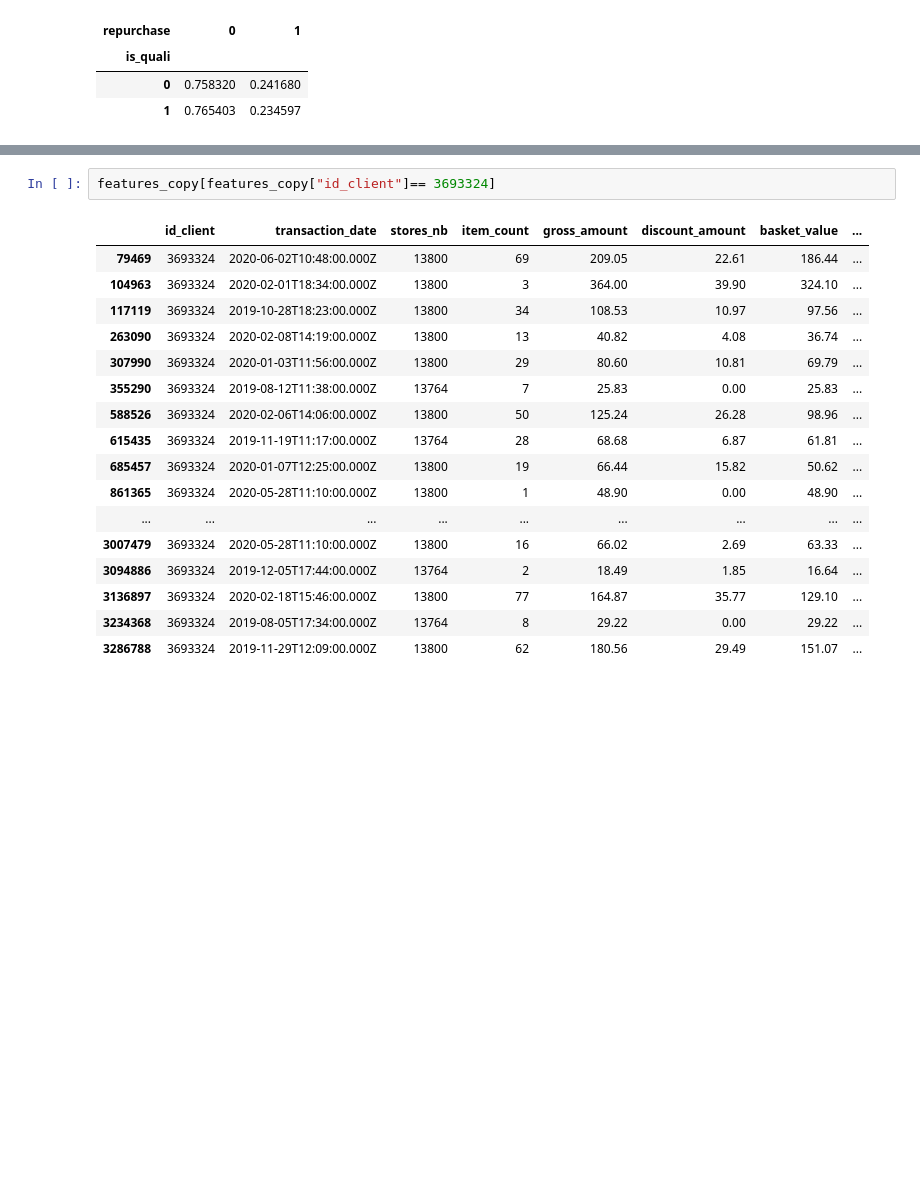
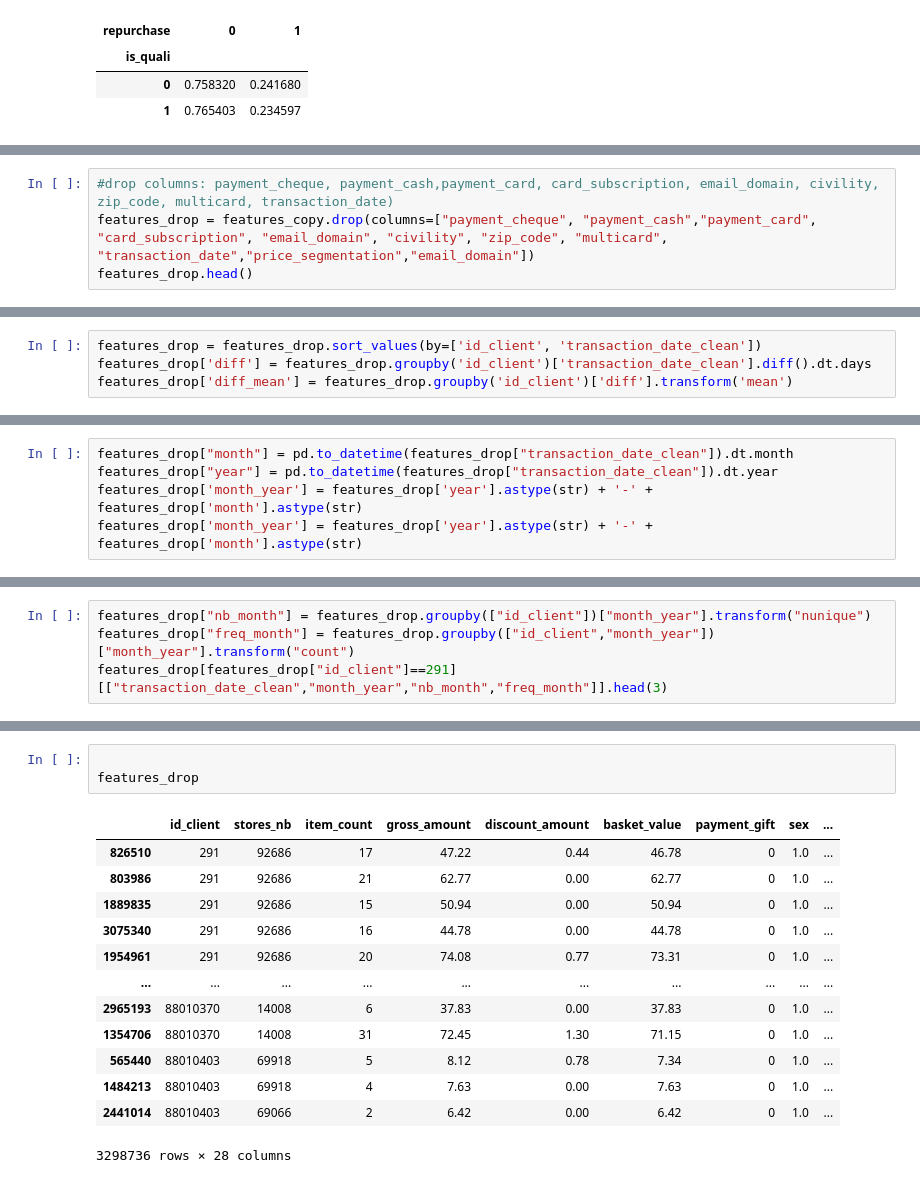
Before and after one commit to lucasmtse/CUSTOMER-CHURN-PREDICTION, a Jupyter notebook: Notebook.ipynb, the cells around one changed output, grey strips where cells are left out. Drawn from its saved outputs; the diff is of its cells as text; blank space fills up the shorter version.

Commit message:
Final Notebook for Data Cleaning and engenering (no presentation yet)

```diff
--- a/Notebook.ipynb
+++ b/Notebook.ipynb
@@ -162,0 +151,4 @@ features_copy.tail(10)
+# %%
+#drop columns: payment_cheque, payment_cash,payment_card, card_subscription, email_domain, civility, zip_code, multicard, transaction_date)
+features_drop = features_copy.drop(columns=["payment_cheque", "payment_cash","payment_card", "card_subscription", "email_domain", "civility", "zip_code", "multicard", "transaction_date","price_segmentation","email_domain"])
+features_drop.head()
@@ -162,0 +164,4 @@ features_copy.tail(10)
+# %%
+features_drop = features_drop.sort_values(by=['id_client', 'transaction_date_clean'])
+features_drop['diff'] = features_drop.groupby('id_client')['transaction_date_clean'].diff().dt.days
+features_drop['diff_mean'] = features_drop.groupby('id_client')['diff'].transform('mean')
@@ -162,0 +180,5 @@ features_copy.tail(10)
+# %%
+features_drop["month"] = pd.to_datetime(features_drop["transaction_date_clean"]).dt.month
+features_drop["year"] = pd.to_datetime(features_drop["transaction_date_clean"]).dt.year
+features_drop['month_year'] = features_drop['year'].astype(str) + '-' + features_drop['month'].astype(str)
+features_drop['month_year'] = features_drop['year'].astype(str) + '-' + features_drop['month'].astype(str)
@@ -162,0 +187,4 @@ features_copy.tail(10)
+# %%
+features_drop["nb_month"] = features_drop.groupby(["id_client"])["month_year"].transform("nunique")
+features_drop["freq_month"] = features_drop.groupby(["id_client","month_year"])["month_year"].transform("count")
+features_drop[features_drop["id_client"]==291][["transaction_date_clean","month_year","nb_month","freq_month"]].head(3)
@@ -163,20 +253,17 @@ features_copy.tail(10)
 # %%
-features_copy[features_copy["id_client"]== 3693324]
+
+features_drop
 # %% [output]
-|  | id_client | transaction_date | stores_nb | item_count | gross_amount | discount_amount | basket_value | ... |
-| 79469 | 3693324 | 2020-06-02T10:48:00.000Z | 13800 | 69 | 209.05 | 22.61 | 186.44 | ... |
-| 104963 | 3693324 | 2020-02-01T18:34:00.000Z | 13800 | 3 | 364.00 | 39.90 | 324.10 | ... |
-| 117119 | 3693324 | 2019-10-28T18:23:00.000Z | 13800 | 34 | 108.53 | 10.97 | 97.56 | ... |
-| 263090 | 3693324 | 2020-02-08T14:19:00.000Z | 13800 | 13 | 40.82 | 4.08 | 36.74 | ... |
-| 307990 | 3693324 | 2020-01-03T11:56:00.000Z | 13800 | 29 | 80.60 | 10.81 | 69.79 | ... |
-| 355290 | 3693324 | 2019-08-12T11:38:00.000Z | 13764 | 7 | 25.83 | 0.00 | 25.83 | ... |
-| 588526 | 3693324 | 2020-02-06T14:06:00.000Z | 13800 | 50 | 125.24 | 26.28 | 98.96 | ... |
-| 615435 | 3693324 | 2019-11-19T11:17:00.000Z | 13764 | 28 | 68.68 | 6.87 | 61.81 | ... |
-| 685457 | 3693324 | 2020-01-07T12:25:00.000Z | 13800 | 19 | 66.44 | 15.82 | 50.62 | ... |
-| 861365 | 3693324 | 2020-05-28T11:10:00.000Z | 13800 | 1 | 48.90 | 0.00 | 48.90 | ... |
-| ... | ... | ... | ... | ... | ... | ... | ... | ... |
-| 3007479 | 3693324 | 2020-05-28T11:10:00.000Z | 13800 | 16 | 66.02 | 2.69 | 63.33 | ... |
-| 3094886 | 3693324 | 2019-12-05T17:44:00.000Z | 13764 | 2 | 18.49 | 1.85 | 16.64 | ... |
-| 3136897 | 3693324 | 2020-02-18T15:46:00.000Z | 13800 | 77 | 164.87 | 35.77 | 129.10 | ... |
-| 3234368 | 3693324 | 2019-08-05T17:34:00.000Z | 13764 | 8 | 29.22 | 0.00 | 29.22 | ... |
-| 3286788 | 3693324 | 2019-11-29T12:09:00.000Z | 13800 | 62 | 180.56 | 29.49 | 151.07 | ... |
+|  | id_client | stores_nb | item_count | gross_amount | discount_amount | basket_value | payment_gift | sex | ... |
+| 826510 | 291 | 92686 | 17 | 47.22 | 0.44 | 46.78 | 0 | 1.0 | ... |
+| 803986 | 291 | 92686 | 21 | 62.77 | 0.00 | 62.77 | 0 | 1.0 | ... |
+| 1889835 | 291 | 92686 | 15 | 50.94 | 0.00 | 50.94 | 0 | 1.0 | ... |
+| 3075340 | 291 | 92686 | 16 | 44.78 | 0.00 | 44.78 | 0 | 1.0 | ... |
+| 1954961 | 291 | 92686 | 20 | 74.08 | 0.77 | 73.31 | 0 | 1.0 | ... |
+| ... | ... | ... | ... | ... | ... | ... | ... | ... | ... |
+| 2965193 | 88010370 | 14008 | 6 | 37.83 | 0.00 | 37.83 | 0 | 1.0 | ... |
+| 1354706 | 88010370 | 14008 | 31 | 72.45 | 1.30 | 71.15 | 0 | 1.0 | ... |
+| 565440 | 88010403 | 69918 | 5 | 8.12 | 0.78 | 7.34 | 0 | 1.0 | ... |
+| 1484213 | 88010403 | 69918 | 4 | 7.63 | 0.00 | 7.63 | 0 | 1.0 | ... |
+| 2441014 | 88010403 | 69066 | 2 | 6.42 | 0.00 | 6.42 | 0 | 1.0 | ... |
+3298736 rows × 28 columns
```
Also changed, not shown: parts of 18 cells of this notebook.
